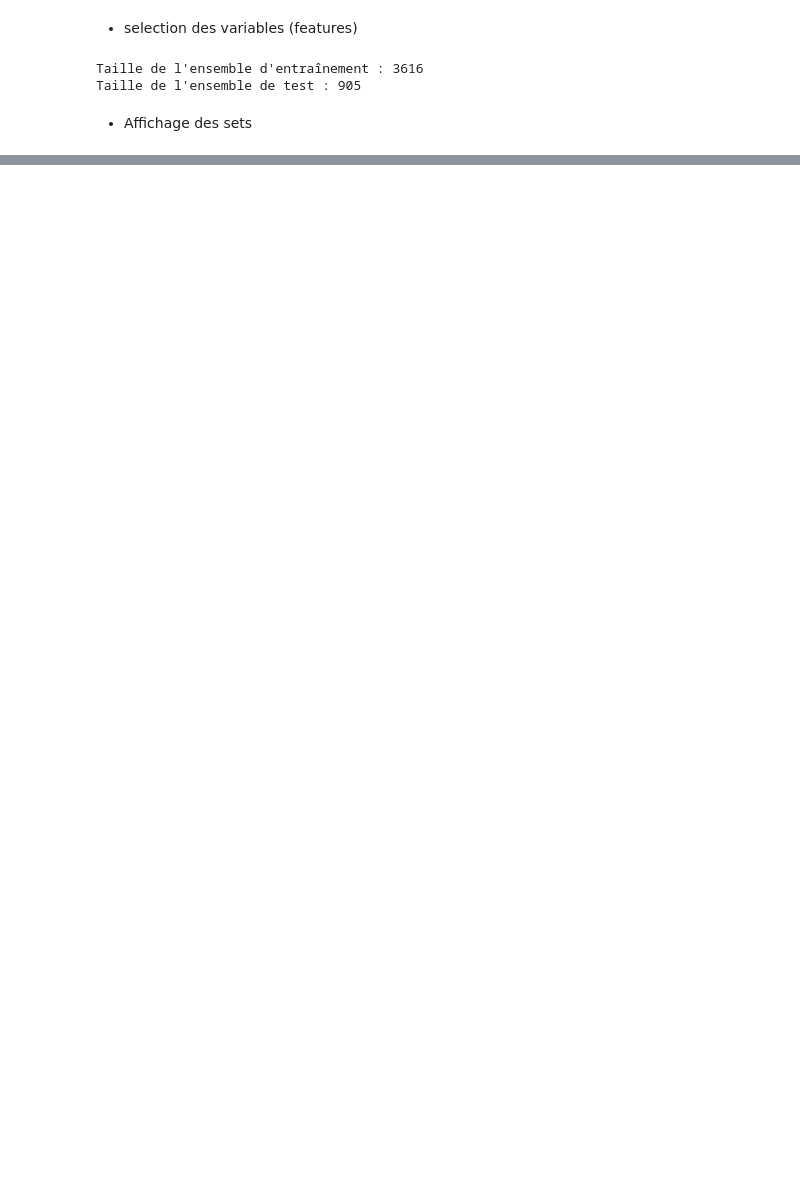
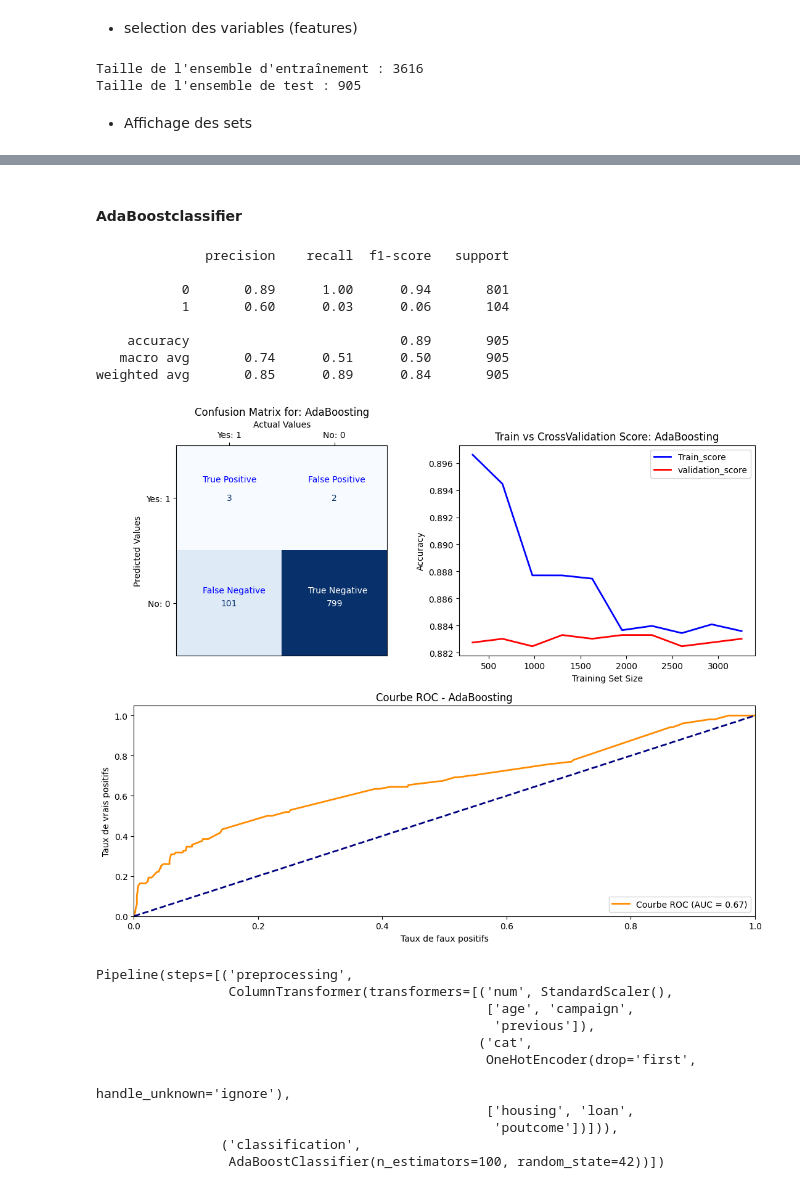
Before and after one commit to Atji00/CreditScoringModel, a Jupyter notebook: credit_scoring_model.ipynb, the cells around one changed output, grey strips where cells are left out. Drawn from its saved outputs; the diff is of its cells as text; code cells hidden in the pictures; blank space fills up the shorter version.

```diff
--- a/credit_scoring_model.ipynb
+++ b/credit_scoring_model.ipynb
@@ -508,0 +793,25 @@ def create_pipeline(model:any, numericvars:list, categoryvars: list):
+# %% [markdown]
+#### AdaBoostclassifier
+# %%
+running_model(adaboost_classifier, 'AdaBoosting', threshold = 0.5)
+# %% [output]
+              precision    recall  f1-score   support
+
+           0       0.89      1.00      0.94       801
+           1       0.60      0.03      0.06       104
+
+    accuracy                           0.89       905
+   macro avg       0.74      0.51      0.50       905
+weighted avg       0.85      0.89      0.84       905
+[figure, added]
+Pipeline(steps=[('preprocessing',
+                 ColumnTransformer(transformers=[('num', StandardScaler(),
+                                                  ['age', 'campaign',
+                                                   'previous']),
+                                                 ('cat',
+                                                  OneHotEncoder(drop='first',
+                                                                handle_unknown='ignore'),
+                                                  ['housing', 'loan',
+                                                   'poutcome'])])),
+                ('classification',
+                 AdaBoostClassifier(n_estimators=100, random_state=42))])
```
Also changed, not shown: parts of 40 cells of this notebook, 1 other file.
